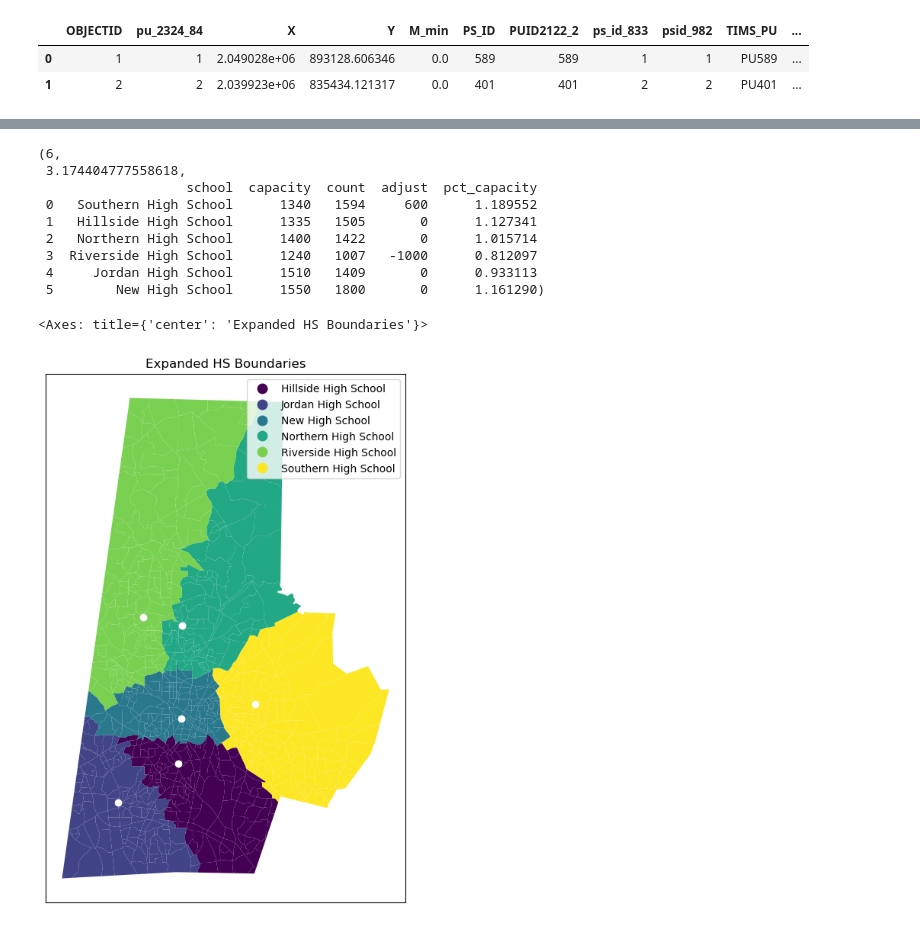
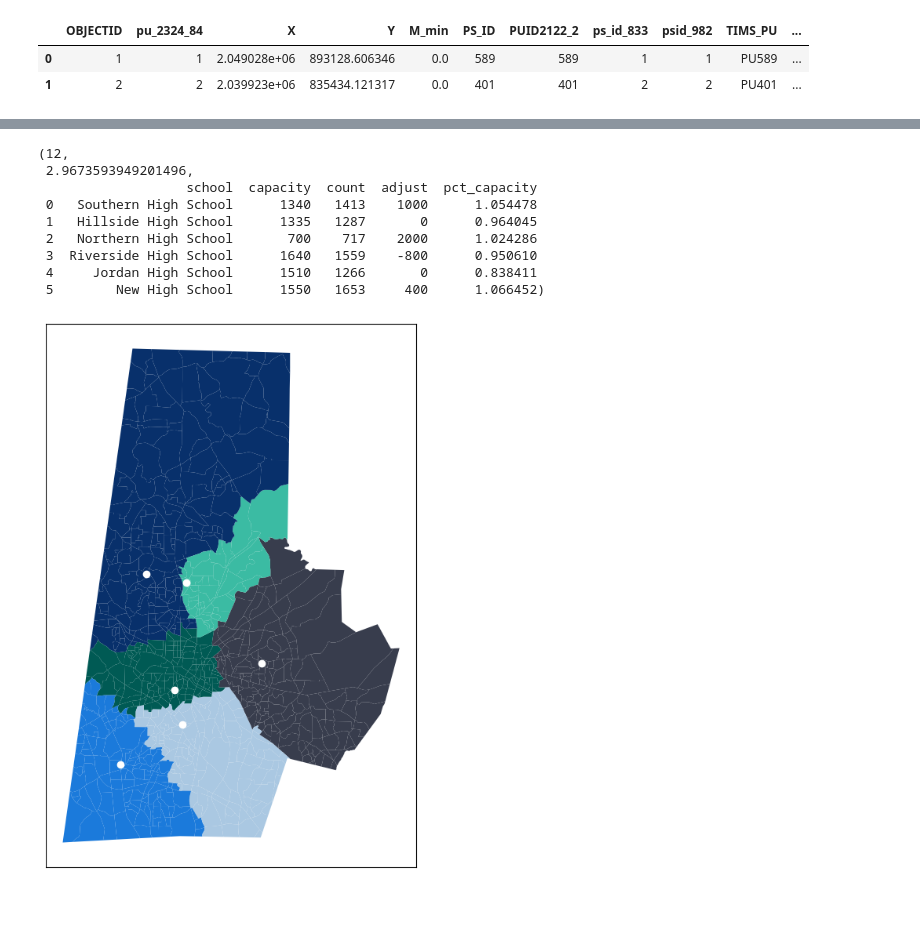
Before and after one commit to olublin/DPS-Planning, a Jupyter notebook: heuristic_add.ipynb, the cells around one changed output, grey strips where cells are left out. Saved outputs shown, nothing was run; the diff lists cells and outputs as text; code cells hidden in the pictures.

```diff
--- a/heuristic_add.ipynb
+++ b/heuristic_add.ipynb
@@ -331,33 +189,34 @@ def score_candidate(candidate,sgr,lower_bound,upper_bound):
 
     #punish objective score if still over cap
 # %%
-candidate = dps_pu.loc[317]
-score_candidate(candidate,30,80,120)
+candidate = local_hs_full_geo.loc[516]
+score_candidate(candidate,15,75,110)
 # %% [output]
-(6,
- 3.174404777558618,
+(12,
+ 2.9673593949201496,
                    school  capacity  count  adjust  pct_capacity
- 0   Southern High School      1340   1594     600      1.189552
- 1   Hillside High School      1335   1505       0      1.127341
- 2   Northern High School      1400   1422       0      1.015714
- 3  Riverside High School      1240   1007   -1000      0.812097
- 4     Jordan High School      1510   1409       0      0.933113
- 5        New High School      1550   1800       0      1.161290)
+ 0   Southern High School      1340   1413    1000      1.054478
+ 1   Hillside High School      1335   1287       0      0.964045
+ 2   Northern High School       700    717    2000      1.024286
+ 3  Riverside High School      1640   1559    -800      0.950610
+ 4     Jordan High School      1510   1266       0      0.838411
+ 5        New High School      1550   1653     400      1.066452)
 # %%
 fig,ax = plt.subplots(figsize = (7,9))
 
 local_hs_full_geo.plot(
     column='assign',
     ax = ax,
-    cmap = 'viridis',
-    legend = True
+    cmap = best_colors,
+    legend = False
 )
 
 ax.set_xticks([])
 ax.set_yticks([])
 
-plt.title('Expanded HS Boundaries')
+#plt.title('Expanded HS Boundaries')
 local_dps_base_hs.plot(ax=plt.gca(), color = 'white')
+plt.savefig('even.png',dpi=600)
+plt.show()
 # %% [output]
-<Axes: title={'center': 'Expanded HS Boundaries'}>
-[figure, old version]
+[figure, new version]
```
Also changed, not shown: parts of 20 cells of this notebook.
